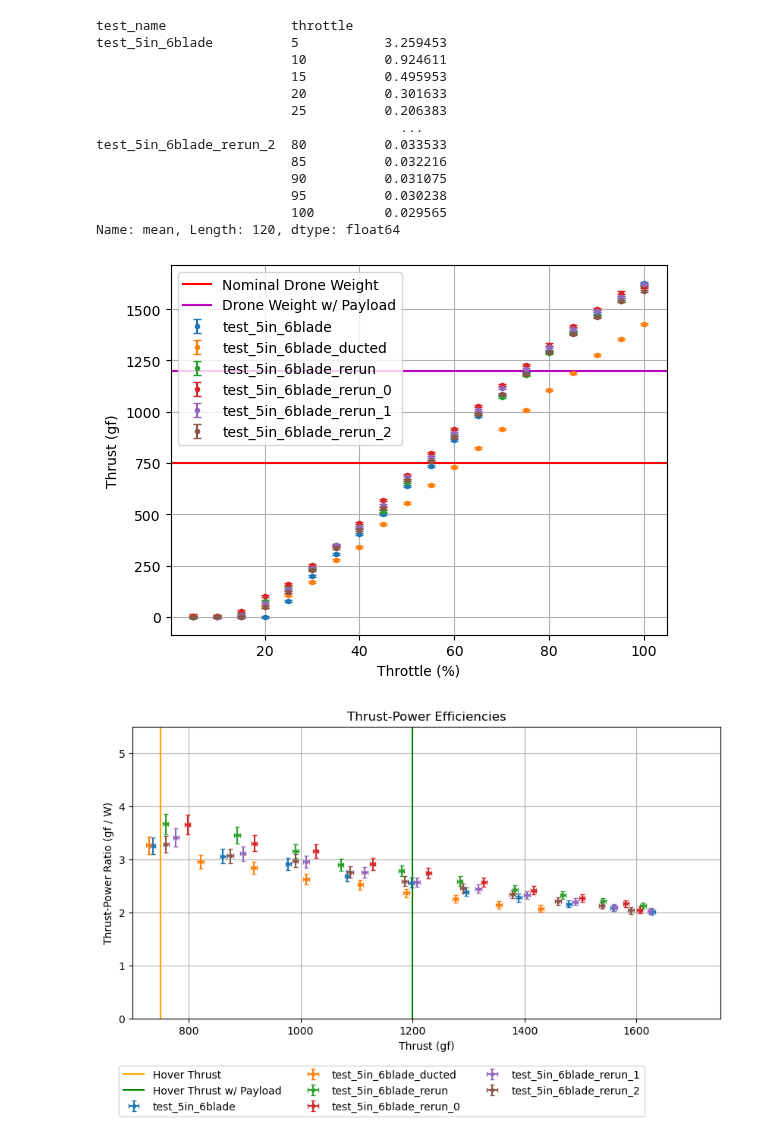
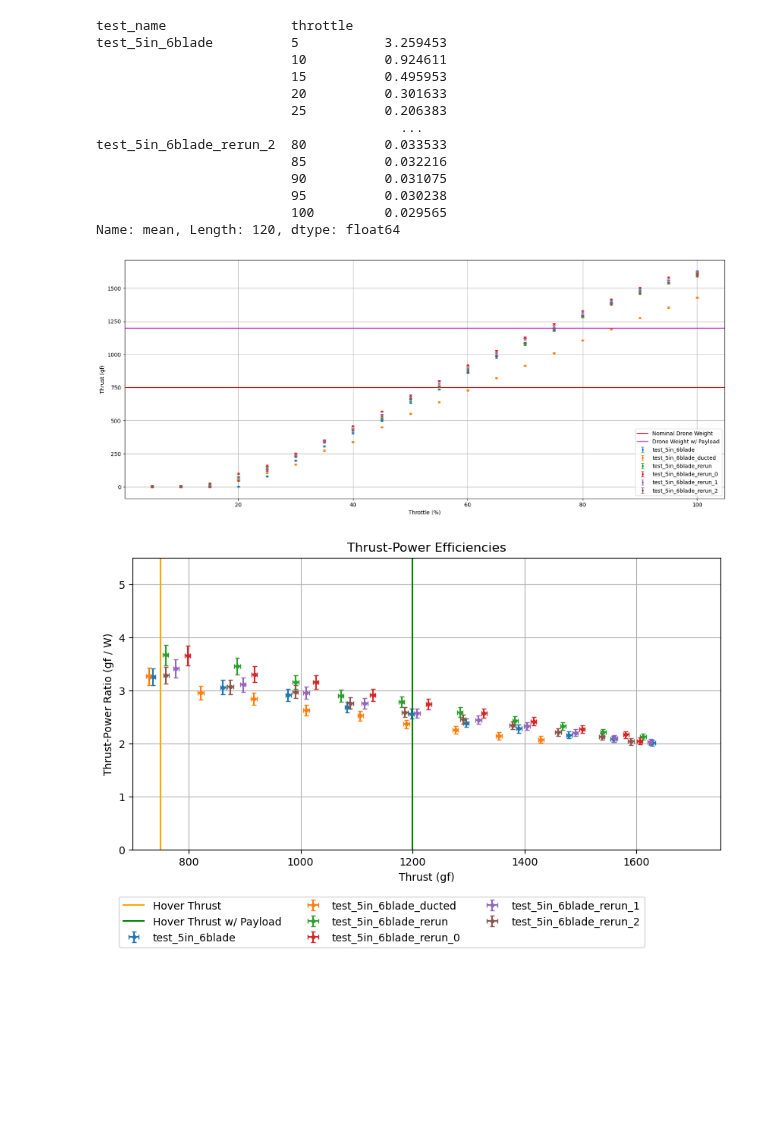
Before and after one commit to gtaharaedmonds/coaxial-drone, a Jupyter notebook: thrust_jig/test_runner/open_air_experiment_notebook.ipynb, the cells around one changed output. Cells and saved outputs as stored; diff of their text form; code cells hidden in the pictures; blank space fills up the shorter version.

```diff
--- a/thrust_jig/test_runner/open_air_experiment_notebook.ipynb
+++ b/thrust_jig/test_runner/open_air_experiment_notebook.ipynb
@@ -328,17 +328,18 @@ test_5in_6blade_rerun_2  80          0.033533
                          100         0.029565
 Name: mean, Length: 120, dtype: float64
 # %%
+plt.figure(figsize=(20, 8))
 for n, grp in df_thrust_power.groupby("test_name"):
     plt.errorbar(x=grp.index.get_level_values("throttle"), y="thrust_mean_g", yerr="thrust_g_err", data=grp, label=n, fmt='o', capsize=3, markersize=3)
 plt.xlabel("Throttle (%)")
 plt.ylabel("Thrust (gf)")
 plt.axhline(hover_thrust_g, color="r", label="Nominal Drone Weight")
 plt.axhline(payload_thrust_g, color="m", label="Drone Weight w/ Payload")
 plt.legend()
 plt.grid()
 plt.show()
 # %% [output]
-[figure, old version]
+[figure, new version]
 # %%
 # TODO: nominal thrust-weight ratio plot
 # thrust_mean_g.iloc[-1] / hover_thrust_g
```
Also changed, not shown: 4 other files.
